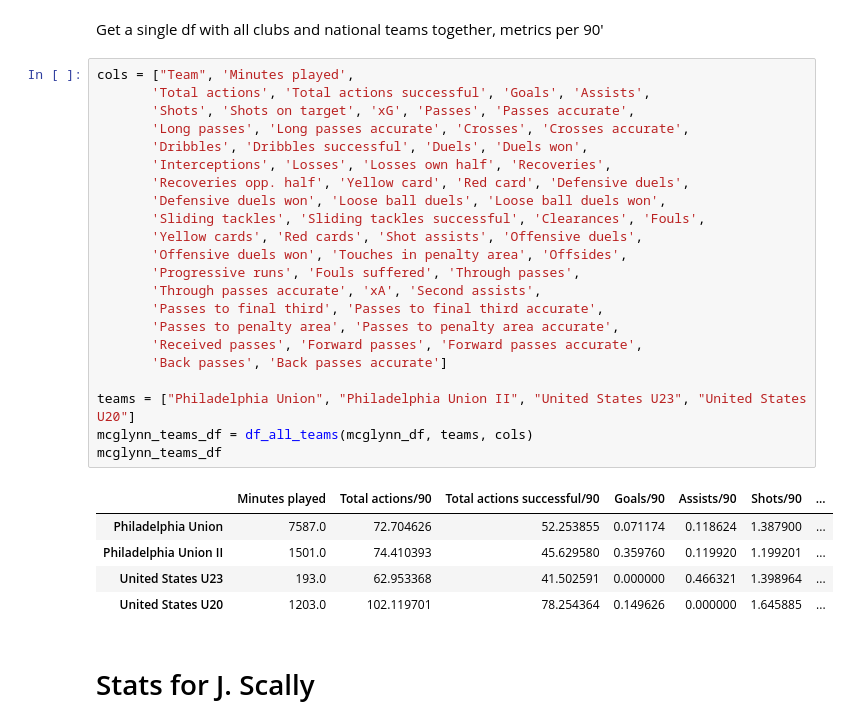
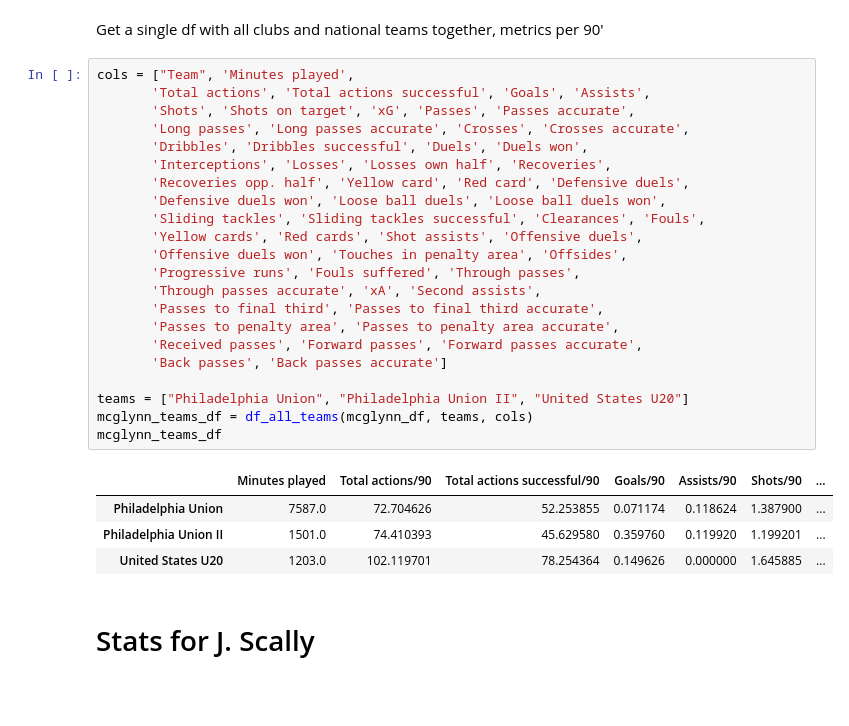
Before and after one commit to Tommy-Las/FootballAnalytics-FinalProject, a Jupyter notebook: player_stats.ipynb, the cells around one changed output. Saved outputs shown, nothing was run; the diff lists cells and outputs as text; blank space fills up the shorter version.

```diff
--- a/player_stats.ipynb
+++ b/player_stats.ipynb
@@ -533,30 +534,29 @@ Get a single df with all clubs and national teams together, metrics per 90'
 # %%
 cols = ["Team", 'Minutes played',
        'Total actions', 'Total actions successful', 'Goals', 'Assists',
        'Shots', 'Shots on target', 'xG', 'Passes', 'Passes accurate',
        'Long passes', 'Long passes accurate', 'Crosses', 'Crosses accurate',
        'Dribbles', 'Dribbles successful', 'Duels', 'Duels won',
        'Interceptions', 'Losses', 'Losses own half', 'Recoveries',
        'Recoveries opp. half', 'Yellow card', 'Red card', 'Defensive duels',
        'Defensive duels won', 'Loose ball duels', 'Loose ball duels won',
        'Sliding tackles', 'Sliding tackles successful', 'Clearances', 'Fouls',
        'Yellow cards', 'Red cards', 'Shot assists', 'Offensive duels',
        'Offensive duels won', 'Touches in penalty area', 'Offsides',
        'Progressive runs', 'Fouls suffered', 'Through passes',
        'Through passes accurate', 'xA', 'Second assists',
        'Passes to final third', 'Passes to final third accurate',
        'Passes to penalty area', 'Passes to penalty area accurate',
        'Received passes', 'Forward passes', 'Forward passes accurate',
        'Back passes', 'Back passes accurate']
 
-teams = ["Philadelphia Union", "Philadelphia Union II", "United States U23", "United States U20"]
+teams = ["Philadelphia Union", "Philadelphia Union II", "United States U20"]
 mcglynn_teams_df = df_all_teams(mcglynn_df, teams, cols)
 mcglynn_teams_df
 # %% [output]
 |  | Minutes played | Total actions/90 | Total actions successful/90 | Goals/90 | Assists/90 | Shots/90 | ... |
 | Philadelphia Union | 7587.0 | 72.704626 | 52.253855 | 0.071174 | 0.118624 | 1.387900 | ... |
 | Philadelphia Union II | 1501.0 | 74.410393 | 45.629580 | 0.359760 | 0.119920 | 1.199201 | ... |
-| United States U23 | 193.0 | 62.953368 | 41.502591 | 0.000000 | 0.466321 | 1.398964 | ... |
 | United States U20 | 1203.0 | 102.119701 | 78.254364 | 0.149626 | 0.000000 | 1.645885 | ... |
 # %% [markdown]
 # Stats for J. Scally
```
Also changed, not shown: parts of 11 cells of this notebook.
